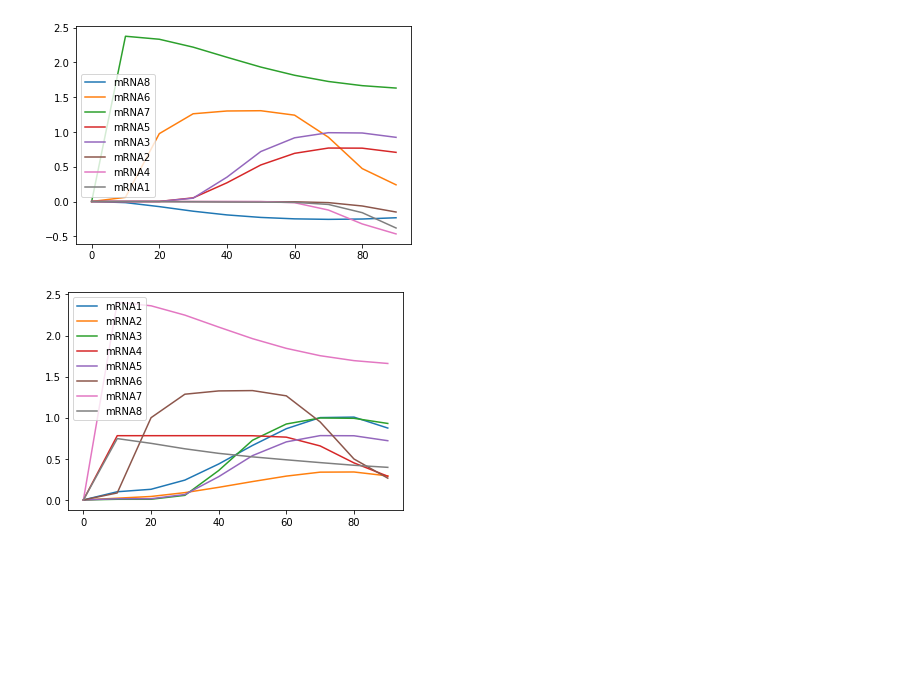
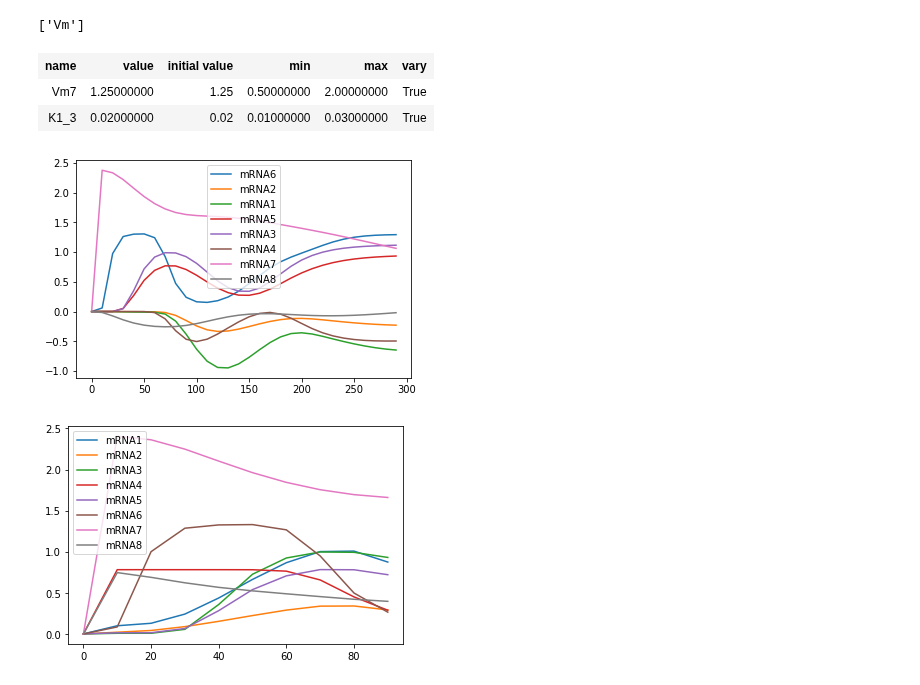
Before and after one commit to ModelEngineering/advancing-biomedical-models, a Jupyter notebook: ModelingGame/ModelingGame.ipynb, the cells around one changed output. Cells and saved outputs as stored; diff of their text form; code cells hidden in the pictures; blank space fills up the shorter version.

```diff
--- a/ModelingGame/ModelingGame.ipynb
+++ b/ModelingGame/ModelingGame.ipynb
@@ -311,3 +317,14 @@ def plotData(df_data, starttime=0, endtime=1200):
     indices = list(range(last))
     plt.plot(df_data.index[0:last], df_data.loc[df_data.index[indices],:])
     plt.legend(df_data.columns)
+# %%
+pfx = re.findall(r"^\D+", "Vm7")
+pfx
+# %% [output]
+['Vm']
+# %%
+makeParameters(["Vm7", "K1_3"])
+# %% [output]
+| name | value | initial value | min | max | vary |
+| Vm7 | 1.25000000 | 1.25 | 0.50000000 | 2.00000000 | True |
+| K1_3 | 0.02000000 | 0.02 | 0.01000000 | 0.03000000 | True |
@@ -315,9 +353,9 @@ def plotData(df_data, starttime=0, endtime=1200):
 df_rnaseq = getRNASeq("Curie_Wild_0_RNASeqResult_Clean.csv")
 df_res = makeResiduals(model, df_rnaseq)
 # %%
-plotData(df_res, endtime=100)
+plotData(df_res, endtime=300)
 # %% [output]
-[figure, old version]
+[figure, new version]
 # %%
 plotData(df_rnaseq, endtime=100)
 # %% [output]
```
Also changed, not shown: parts of 12 cells of this notebook.
